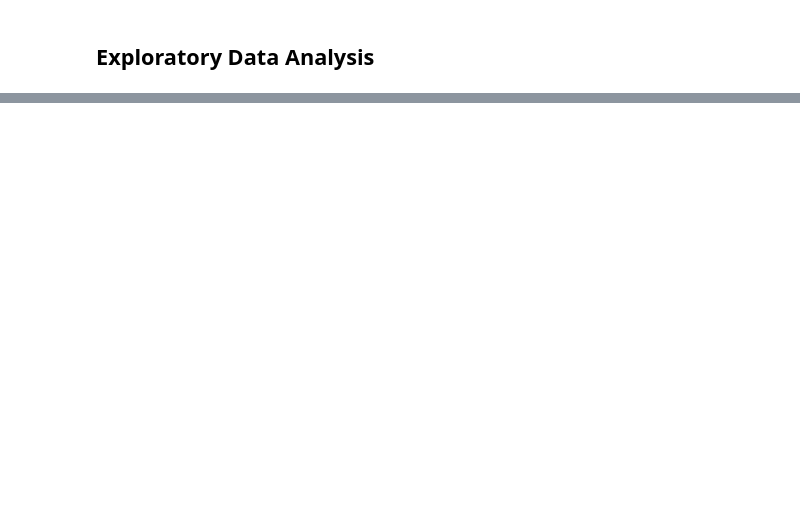
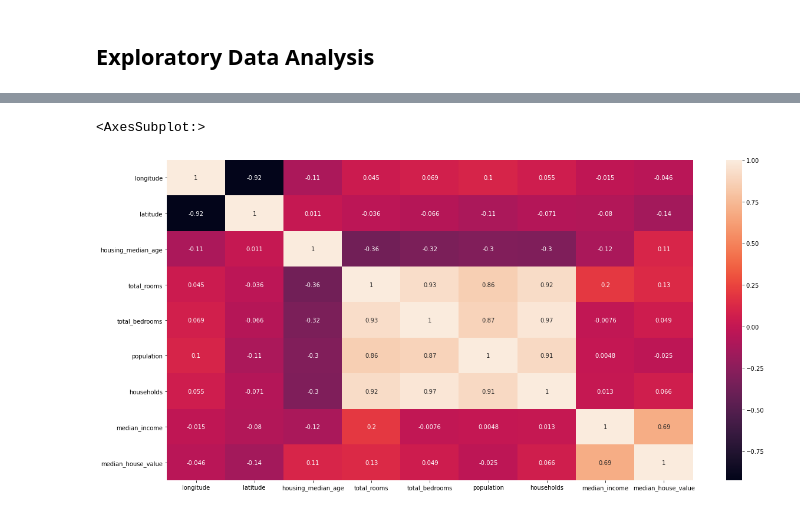
Before and after one commit to Tonye123/housing_regression_model, a Jupyter notebook: housing.ipynb, the cells around one changed output, grey strips where cells are left out. Drawn from its saved outputs; the diff is of its cells as text; code cells hidden in the pictures; blank space fills up the shorter version.

```diff
--- a/housing.ipynb
+++ b/housing.ipynb
@@ -63,4 +64,4 @@ Data columns (total 10 columns):
 dtypes: float64(9), object(1)
 memory usage: 1.6+ MB
 # %%
-list(housing.columns)
+features = list(housing.columns)
@@ -98,3 +88,5 @@ NEAR OCEAN    2658
 NEAR BAY      2290
 ISLAND           5
 Name: ocean_proximity, dtype: int64
+# %%
+features = features[-1:] + features[:-1]
@@ -100,0 +106,3 @@ Name: ocean_proximity, dtype: int64
+# %%
+housing = housing[features]
+housing.head()
@@ -119,0 +159,2 @@ plt.show()
+# %%
+corr_matrix = housing.corr()
@@ -119,0 +174,6 @@ plt.show()
+# %%
+plt.figure(figsize=(20,10))
+sns.heatmap(corr_matrix, annot=True)
+# %% [output]
+<AxesSubplot:>
+[figure, added]
```
Also changed, not shown: parts of 50 cells of this notebook.
